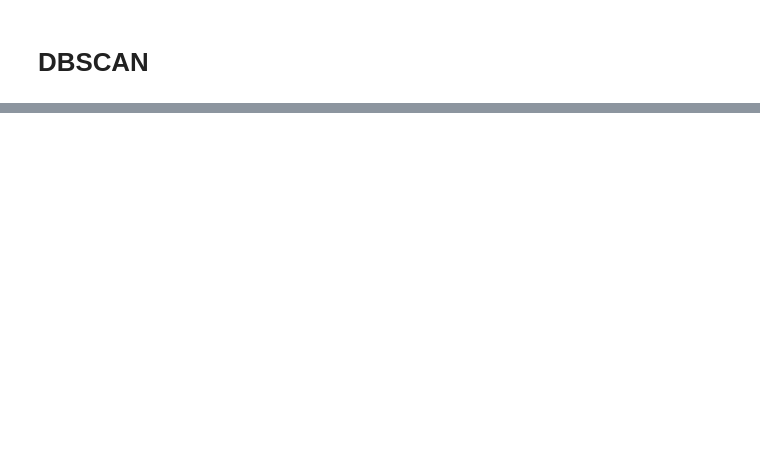
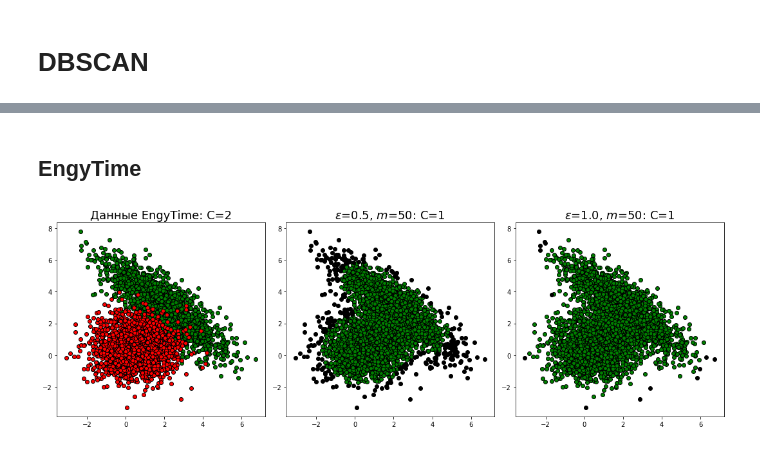
Before and after one commit to vaddya/intelligent-systems, a Jupyter notebook: lab8/lab8.ipynb, the cells around one changed output, grey strips where cells are left out. Saved outputs shown, nothing was run; the diff lists cells and outputs as text; code cells hidden in the pictures; blank space fills up the shorter version.

```diff
--- a/lab8/lab8.ipynb
+++ b/lab8/lab8.ipynb
@@ -120,0 +140,7 @@ plot3D(lrn1, labels)
+# %% [markdown]
+## EngyTime
+# %%
+engy_time = open_dataset('EngyTime')
+analyze_dataset(engy_time, params=[(0.5, 50), (1, 50)])
+# %% [output]
+[figure, added]
```
Also changed, not shown: parts of 29 cells of this notebook, 14 other files.
